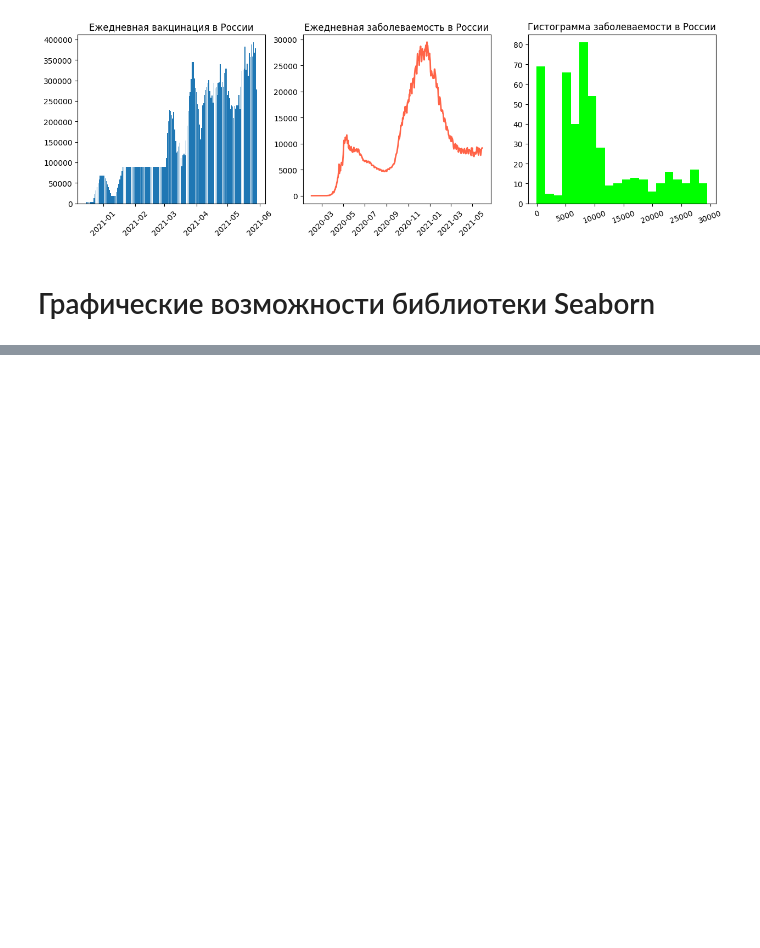
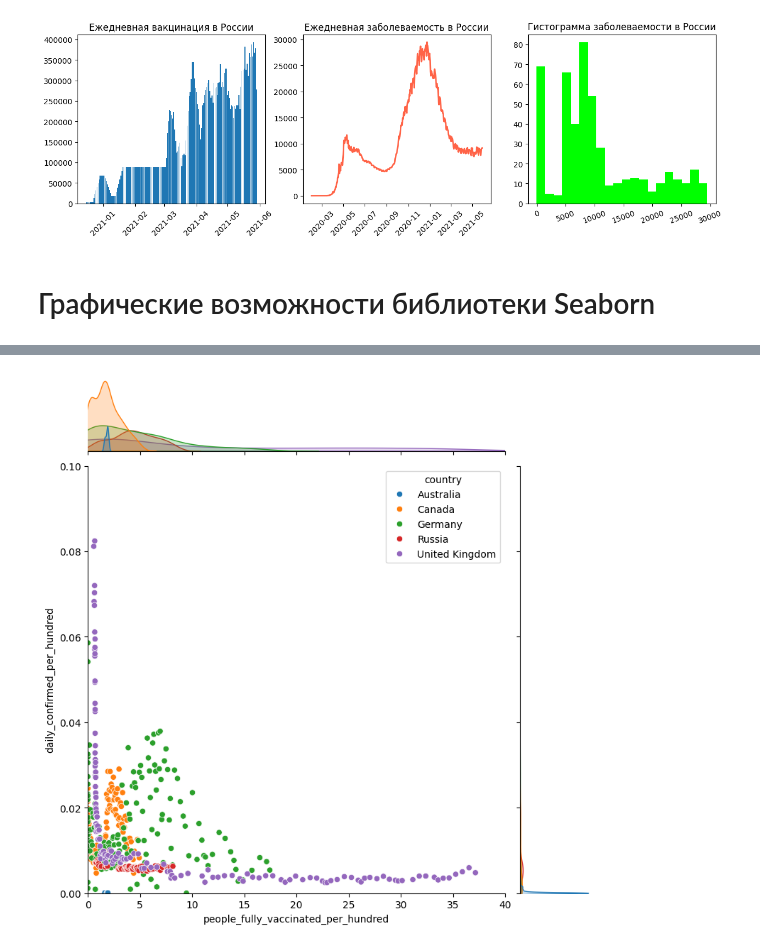
Before and after one commit to step4k777/First, a Jupyter notebook: Визуализация данных/1.ipynb, the cells around one changed output, grey strips where cells are left out. Saved outputs shown, nothing was run; the diff lists cells and outputs as text; code cells hidden in the pictures; blank space fills up the shorter version.

```diff
--- a/Визуализация данных/1.ipynb
+++ b/Визуализация данных/1.ipynb
@@ -414,0 +522,12 @@ axes[2].xaxis.set_tick_params(rotation=20)
+# %%
+joinplot = sns.jointplot(
+    data=croped_covid_df,
+    x='people_fully_vaccinated_per_hundred',
+    y='daily_confirmed_per_hundred',
+    hue='country',
+    xlim= (0,40),
+    ylim= (0, 0.1),
+    height=8
+)
+# %% [output]
+[figure, added]
```
Also changed, not shown: parts of 20 cells of this notebook.
